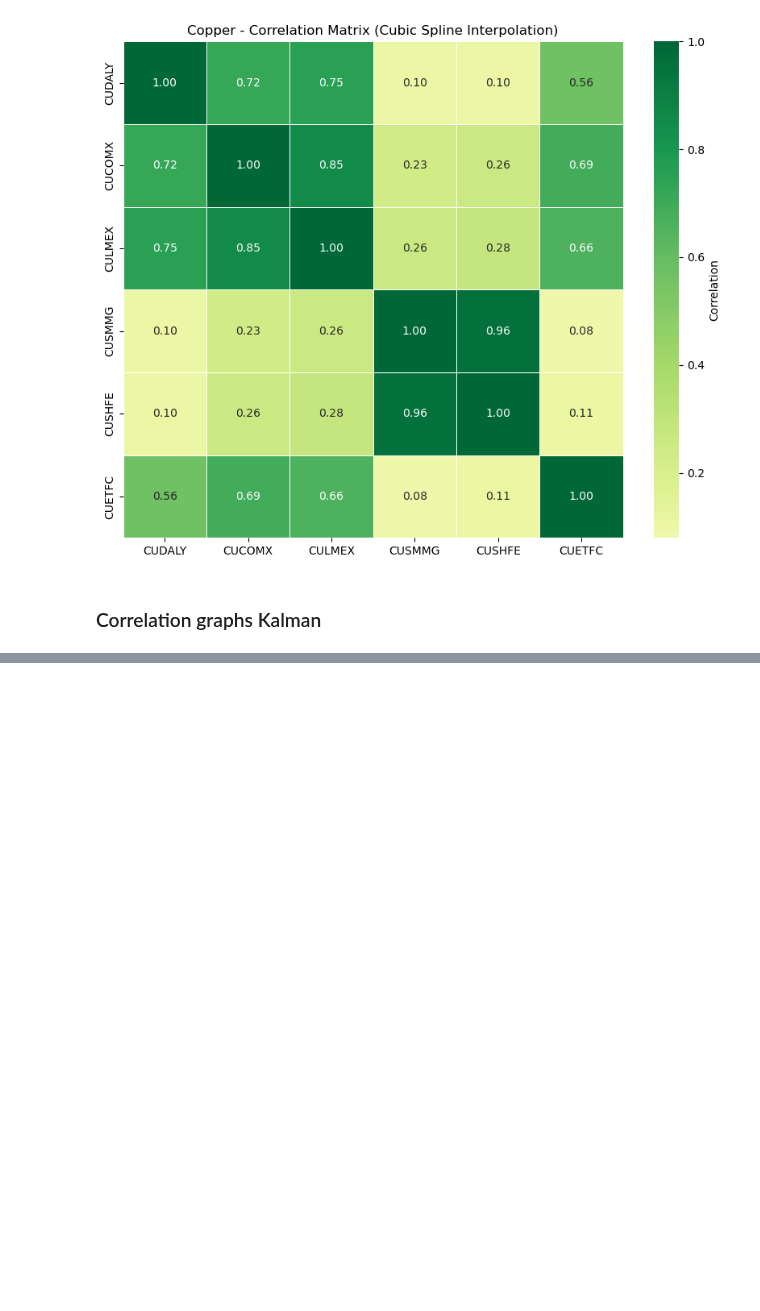
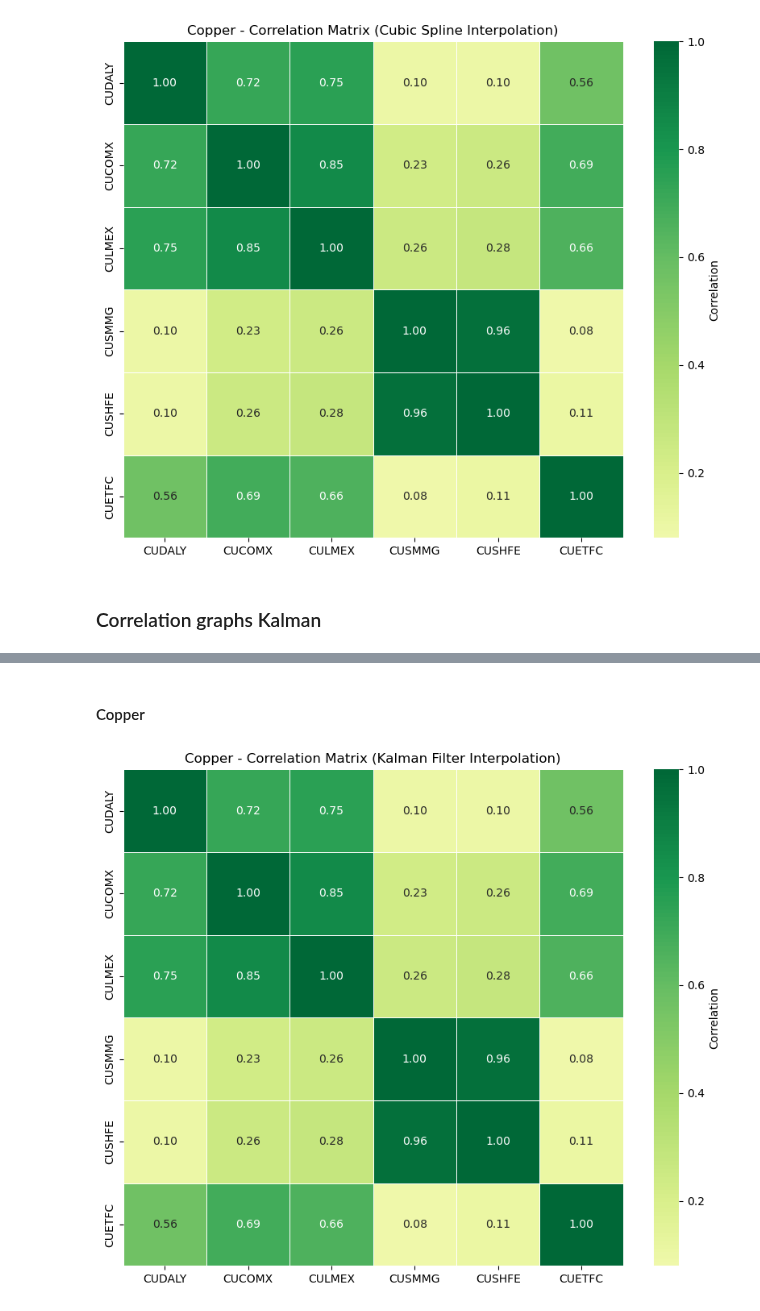
Before and after one commit to Doosheck/metals, a Jupyter notebook: data_overview.ipynb, the cells around one changed output, grey strips where cells are left out. Cells and saved outputs as stored; diff of their text form; code cells hidden in the pictures; blank space fills up the shorter version.

```diff
--- a/data_overview.ipynb
+++ b/data_overview.ipynb
@@ -2324,0 +2380,22 @@ plt.show()
+# %% [markdown]
+#### Copper
+# %%
+df_merged_copper_kalman = pd.read_csv('/Users/michal/Documents/Code/metals/data/ALL_copper_prices_kalman.csv')
+
+# Detect price columns automatically (exclude 'Date')
+price_cols = [col for col in df_merged_copper_kalman.columns if col != 'Date']
+# Compute returns for all price columns
+for col in price_cols:
+    df_merged_copper_kalman[col] = df_merged_copper_kalman[col].pct_change()
+
+# Drop NaN values for all price columns
+df_merged_copper_kalman = df_merged_copper_kalman.dropna(subset=price_cols)
+
+# Calculate the correlation matrix using the returns
+correlation_matrix_copper_kalman = df_merged_copper_kalman[price_cols].corr()
+plt.figure(figsize=(10, 8))
+sns.heatmap(correlation_matrix_copper_kalman, annot=True, cmap='RdYlGn', center=0, cbar_kws={'label': 'Correlation'}, fmt=".2f", linewidths=0.5)
+plt.title("Copper - Correlation Matrix (Kalman Filter Interpolation)")
+plt.show()
+# %% [output]
+[figure, added]
```
Also changed, not shown: parts of 7 cells of this notebook.
